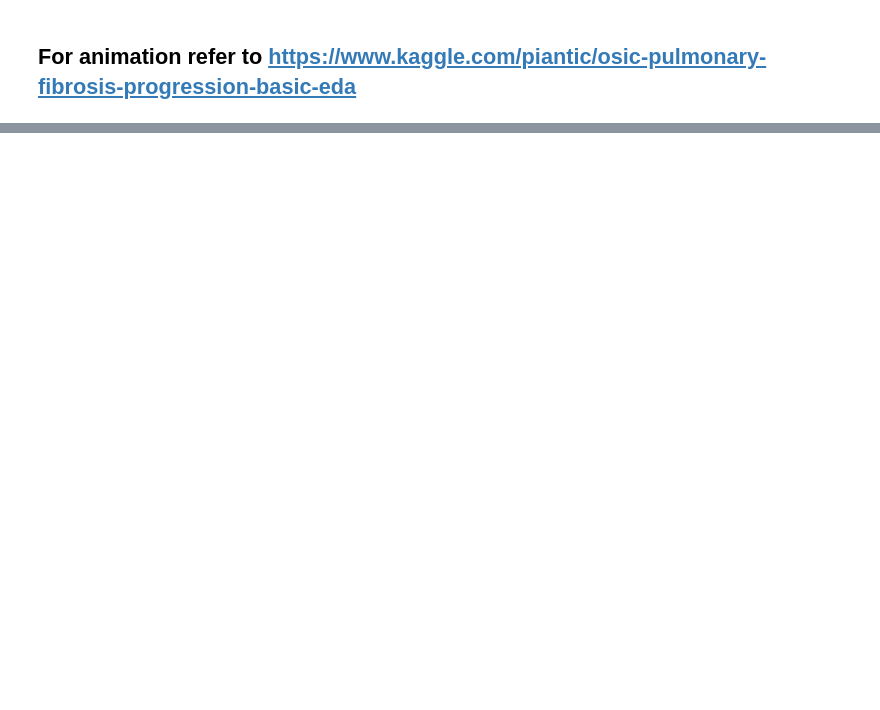
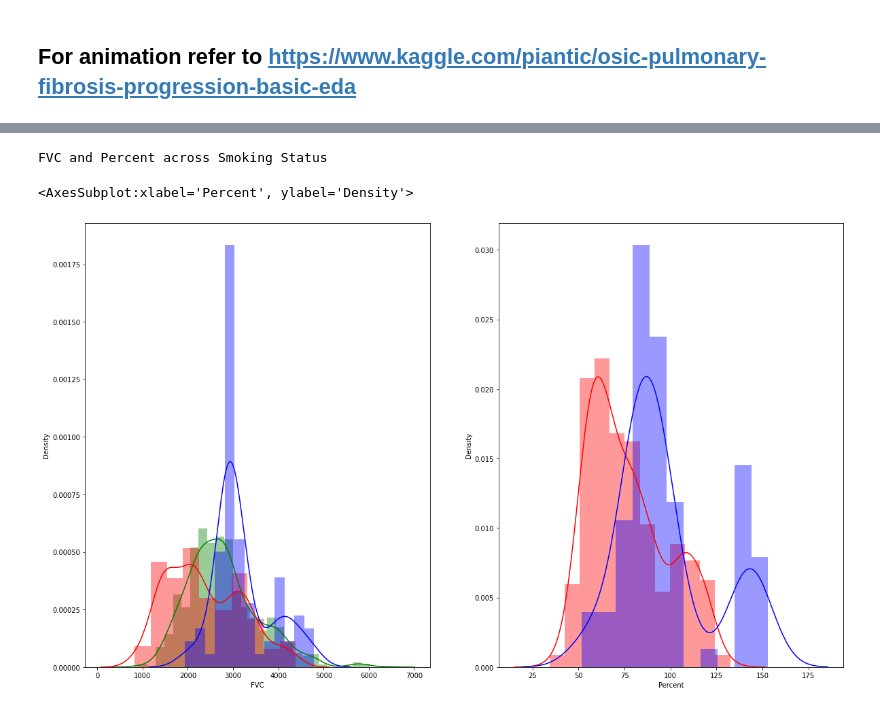
Before and after one commit to PrakritiAilavadi/Kaggle, a Jupyter notebook: osic-pulmonary-fibrosis-progression.ipynb, the cells around one changed output, grey strips where cells are left out. Cells and saved outputs as stored; diff of their text form; code cells hidden in the pictures; blank space fills up the shorter version.

```diff
--- a/osic-pulmonary-fibrosis-progression.ipynb
+++ b/osic-pulmonary-fibrosis-progression.ipynb
@@ -382,0 +400,17 @@ if apply_resample:
+# %%
+# Multiple level histogram - FVC and Percent across Smoking Status
+
+f, axes = plt.subplots(nrows=1, ncols=2, figsize=(20,12))
+
+print("FVC and Percent across Smoking Status")
+sns.distplot(train_df[train_df['SmokingStatus']=='Ex-smoker']['FVC'], color='green', ax = axes[0])
+sns.distplot(train_df[train_df['SmokingStatus']=='Never smoked']['FVC'], color='red', ax=axes[0])
+sns.distplot(train_df[train_df['SmokingStatus']=='Currently smokes']['FVC'], color='blue', ax=axes[0])
+
+sns.distplot(train_df[train_df['SmokingStatus']=='Ex-Smoker']['Percent'], color='green', ax=axes[1])
+sns.distplot(train_df[train_df['SmokingStatus']=='Never smoked']['Percent'], color='red', ax=axes[1])
+sns.distplot(train_df[train_df['SmokingStatus']=='Currently smokes']['Percent'], color='blue', ax=axes[1])
+# %% [output]
+FVC and Percent across Smoking Status
+<AxesSubplot:xlabel='Percent', ylabel='Density'>
+[figure, added]
```
Also changed, not shown: parts of 20 cells of this notebook.
